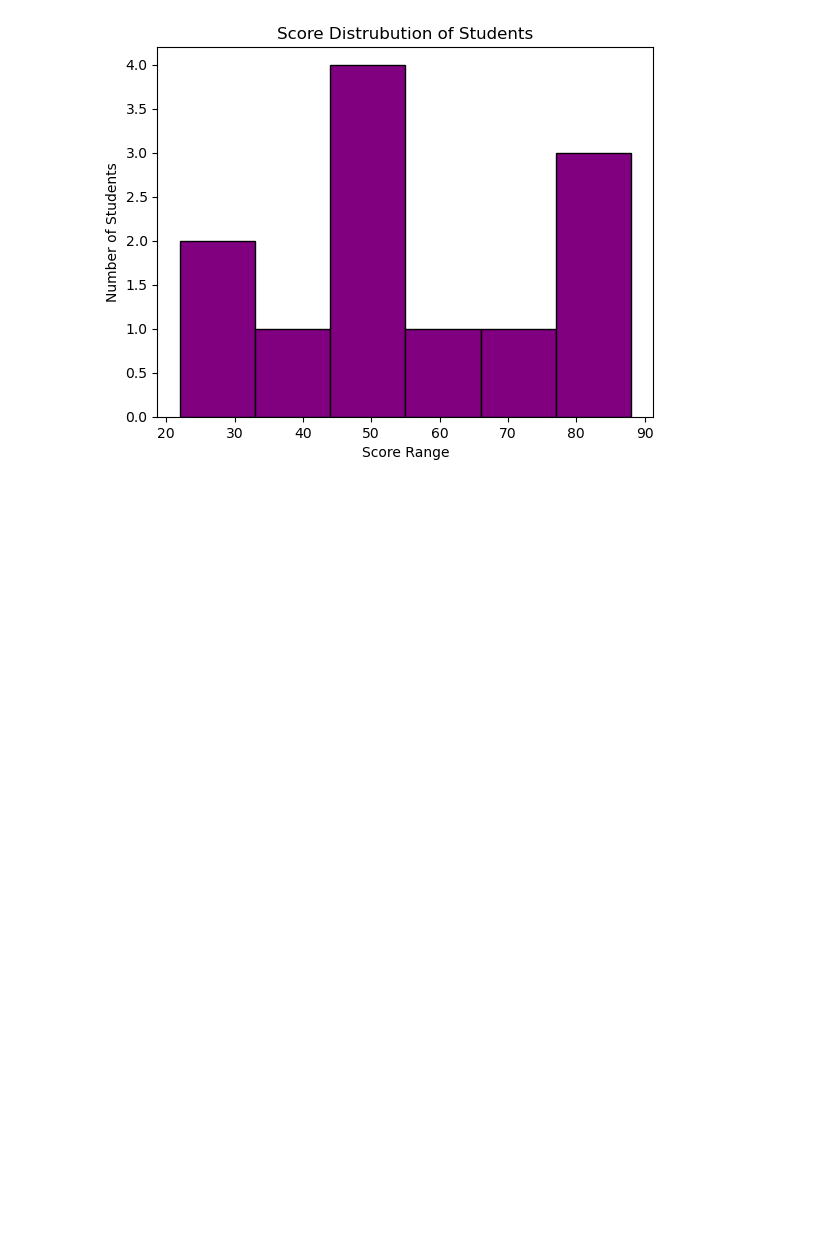
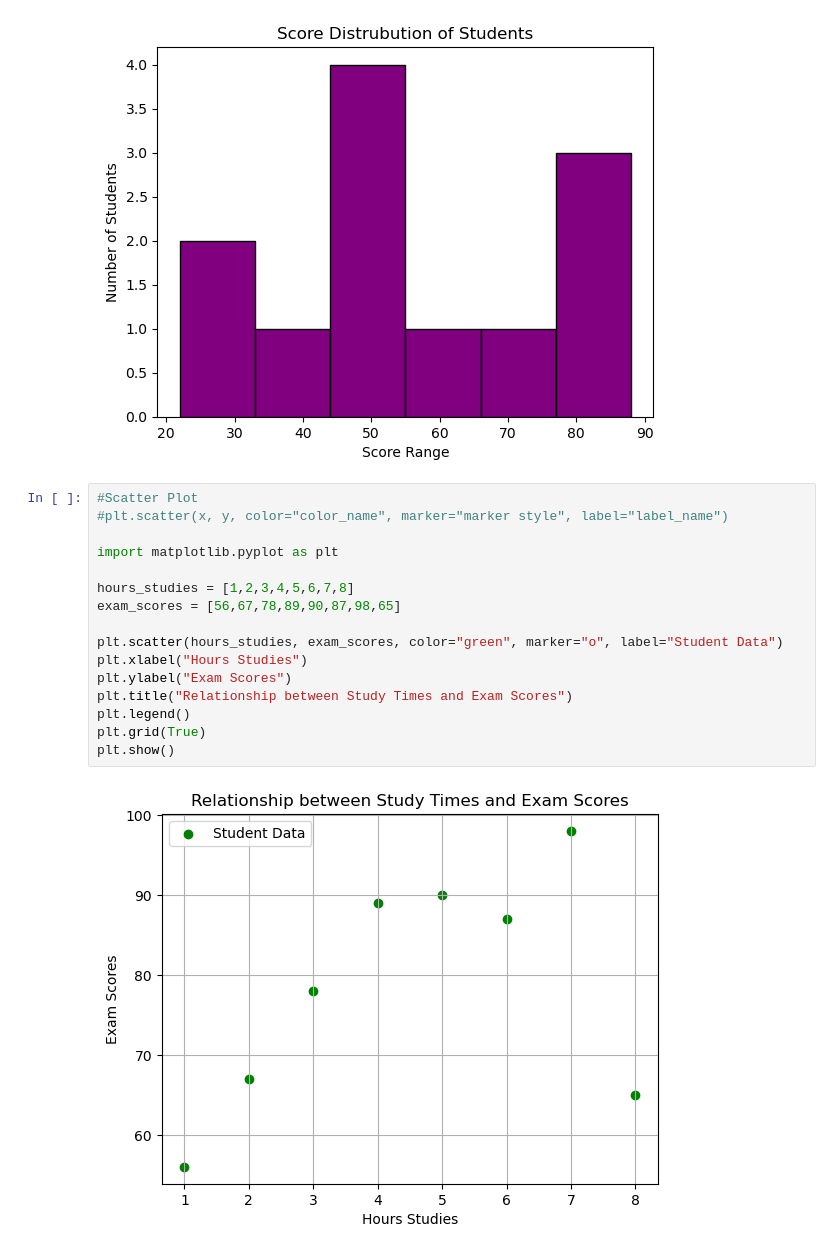
Before and after one commit to jatinvish-01/Maplotlib-Jupyter, a Jupyter notebook: plotting, bars, charts and histogram.ipynb, the cells around one changed output. Cells and saved outputs as stored; diff of their text form; blank space fills up the shorter version.

```diff
--- a/plotting, bars, charts and histogram.ipynb
+++ b/plotting, bars, charts and histogram.ipynb
@@ -74,3 +74,21 @@ plt.title('Score Distrubution of Students')
 plt.show()
 # %% [output]
 [figure]
+# %%
+#Scatter Plot
+#plt.scatter(x, y, color="color_name", marker="marker style", label="label_name")
+
+import matplotlib.pyplot as plt
+
+hours_studies = [1,2,3,4,5,6,7,8]
+exam_scores = [56,67,78,89,90,87,98,65]
+
+plt.scatter(hours_studies, exam_scores, color="green", marker="o", label="Student Data")
+plt.xlabel("Hours Studies")
+plt.ylabel("Exam Scores")
+plt.title("Relationship between Study Times and Exam Scores")
+plt.legend()
+plt.grid(True)
+plt.show()
+# %% [output]
+[figure, added]
```
Also changed, not shown: parts of 1 cell of this notebook.
